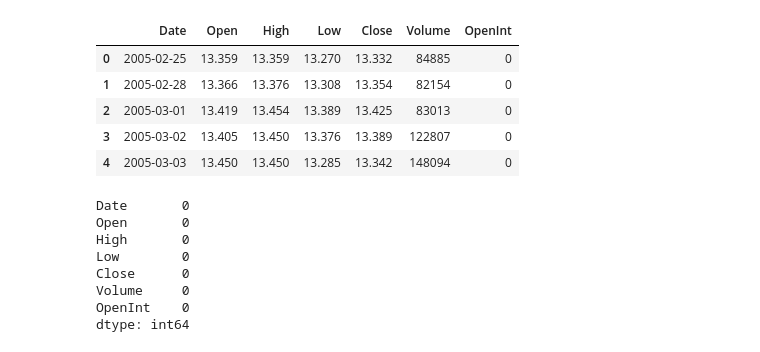
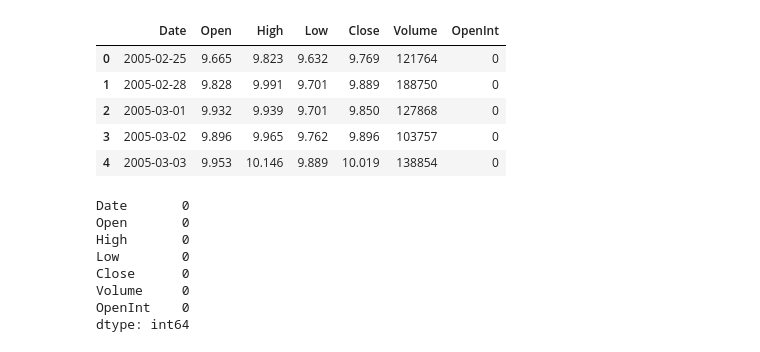
Before and after one commit to GayatriHungund81194/StockPricePrediction, a Jupyter notebook: Stock_prediction_using_CNN_RNN.ipynb, the cells around one changed output. Saved outputs shown, nothing was run; the diff lists cells and outputs as text; code cells hidden in the pictures.

```diff
--- a/Stock_prediction_using_CNN_RNN.ipynb
+++ b/Stock_prediction_using_CNN_RNN.ipynb
@@ -1,26 +1,28 @@
 # %%
 import pandas as pd
 import numpy as np
 from sklearn.preprocessing import MinMaxScaler
 import tensorflow as tf
 from matplotlib import pyplot as plt
 import matplotlib.pyplot as plt
 import pandas as pd
 import seaborn as sns
 import tensorflow as tf
 from tensorflow import keras
 from tensorflow.keras import layers
-dframe = pd.read_csv("/Users/gayatrihungund/Downloads/Data/Stocks/hps.us.txt")
+from sklearn.model_selection import train_test_split
+from sklearn import linear_model
+dframe = pd.read_csv("/Users/gayatrihungund/Downloads/Data/Stocks/pbt.us.txt")
 df = pd.DataFrame(dframe)
 df = df.sort_values('Date')
 df.head()
 # %% [output]
 |  | Date | Open | High | Low | Close | Volume | OpenInt |
-| 0 | 2005-02-25 | 13.359 | 13.359 | 13.270 | 13.332 | 84885 | 0 |
-| 1 | 2005-02-28 | 13.366 | 13.376 | 13.308 | 13.354 | 82154 | 0 |
-| 2 | 2005-03-01 | 13.419 | 13.454 | 13.389 | 13.425 | 83013 | 0 |
-| 3 | 2005-03-02 | 13.405 | 13.450 | 13.376 | 13.389 | 122807 | 0 |
-| 4 | 2005-03-03 | 13.450 | 13.450 | 13.285 | 13.342 | 148094 | 0 |
+| 0 | 2005-02-25 | 9.665 | 9.823 | 9.632 | 9.769 | 121764 | 0 |
+| 1 | 2005-02-28 | 9.828 | 9.991 | 9.701 | 9.889 | 188750 | 0 |
+| 2 | 2005-03-01 | 9.932 | 9.939 | 9.701 | 9.850 | 127868 | 0 |
+| 3 | 2005-03-02 | 9.896 | 9.965 | 9.762 | 9.896 | 103757 | 0 |
+| 4 | 2005-03-03 | 9.953 | 10.146 | 9.889 | 10.019 | 138854 | 0 |
 # %%
 print(df.isna().sum())
 df = df.drop(columns=['Date','OpenInt'])
```
Also changed, not shown: parts of 6 cells of this notebook, 2 other files.
